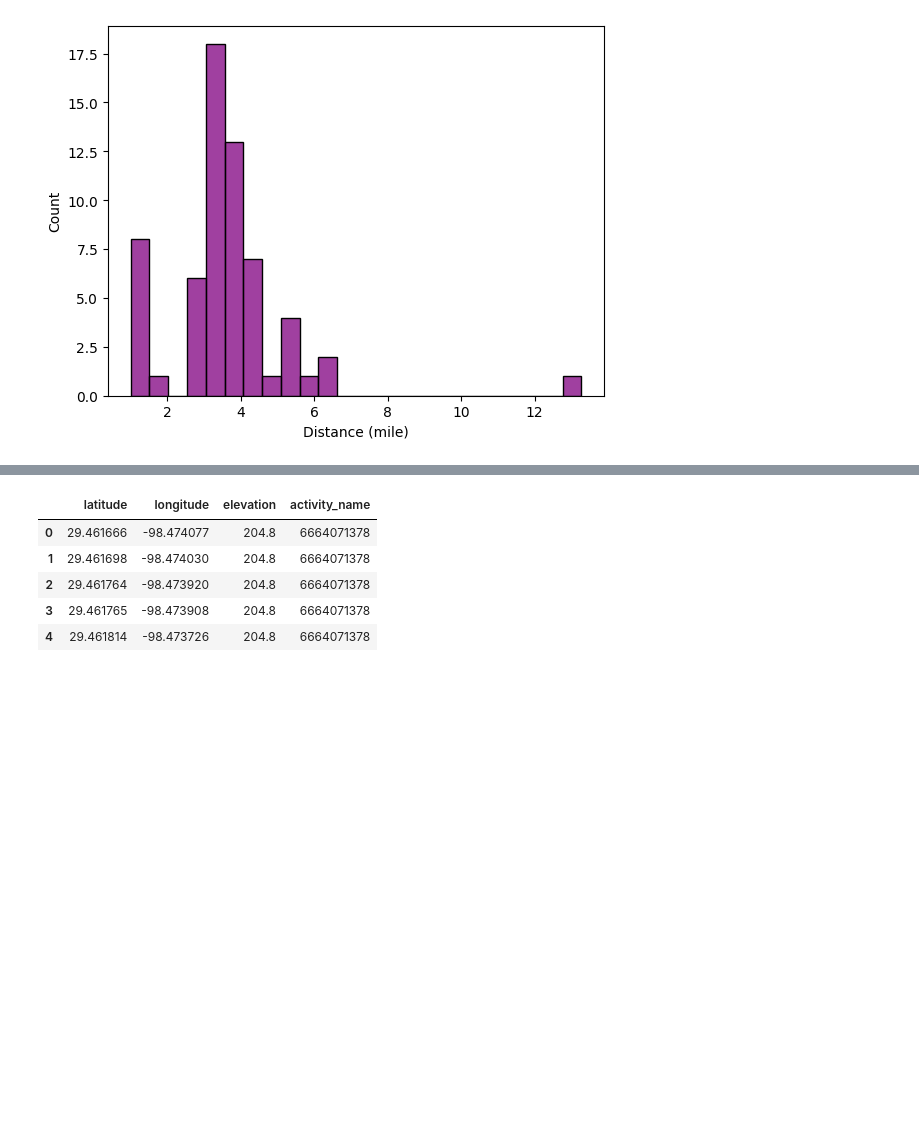
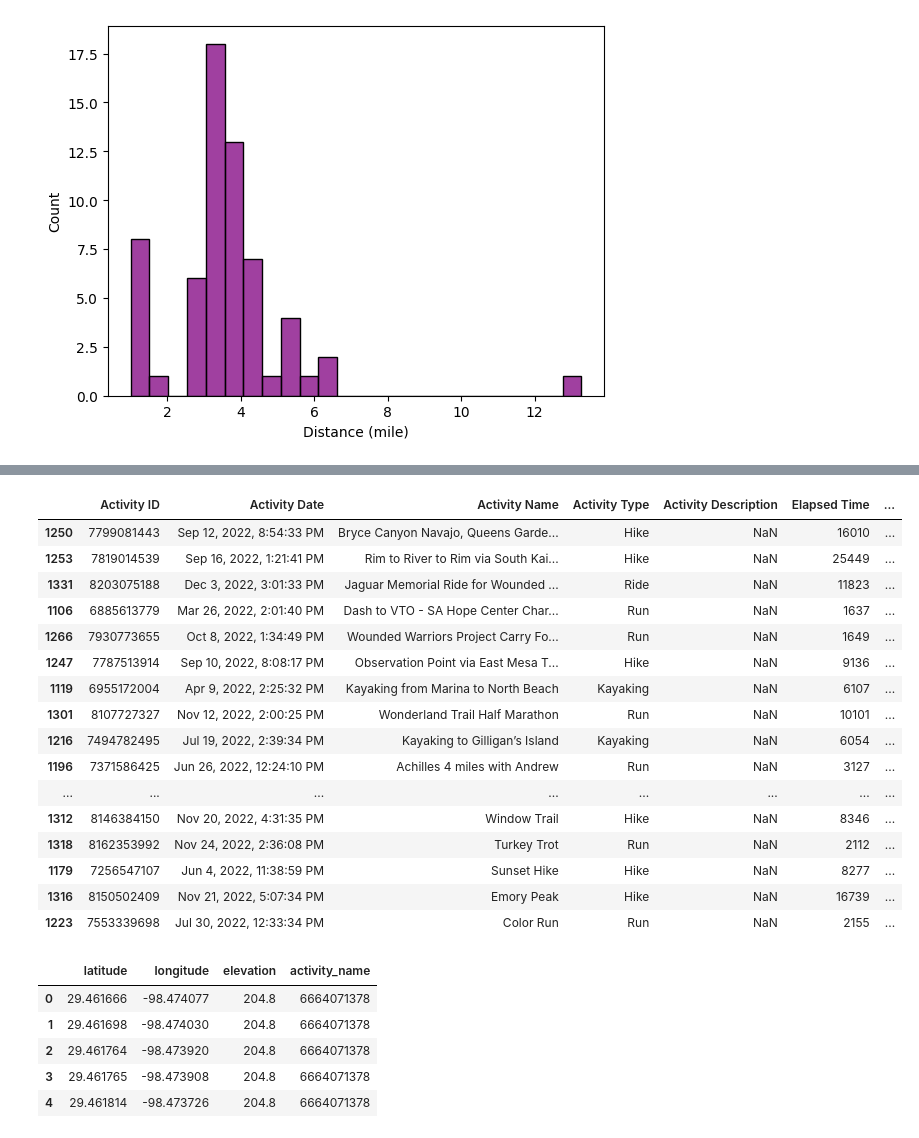
Before and after one commit to dazhaoniel/strava-recap-2022, a Jupyter notebook: strava2022.ipynb, the cells around one changed output, grey strips where cells are left out. Saved outputs shown, nothing was run; the diff lists cells and outputs as text; code cells hidden in the pictures; blank space fills up the shorter version.

Commit message:
update unique names

```diff
--- a/strava2022.ipynb
+++ b/strava2022.ipynb
@@ -235,3 +244,25 @@ df_run.head()
+# %%
+# unique activity names
+df[~df['Activity Name'].str.contains('Fitbod|Lunch|Afternoon|Evening|Night|Morning|Orange|Black Swan')] \
+    .sort_values(by='Activity Name', key=lambda x: x.str.len(), ascending=False)
+# %% [output]
+|  | Activity ID | Activity Date | Activity Name | Activity Type | Activity Description | Elapsed Time | ... |
+| 1250 | 7799081443 | Sep 12, 2022, 8:54:33 PM | Bryce Canyon Navajo, Queens Garde... | Hike | NaN | 16010 | ... |
+| 1253 | 7819014539 | Sep 16, 2022, 1:21:41 PM | Rim to River to Rim via South Kai... | Hike | NaN | 25449 | ... |
+| 1331 | 8203075188 | Dec 3, 2022, 3:01:33 PM | Jaguar Memorial Ride for Wounded ... | Ride | NaN | 11823 | ... |
+| 1106 | 6885613779 | Mar 26, 2022, 2:01:40 PM | Dash to VTO - SA Hope Center Char... | Run | NaN | 1637 | ... |
+| 1266 | 7930773655 | Oct 8, 2022, 1:34:49 PM | Wounded Warriors Project Carry Fo... | Run | NaN | 1649 | ... |
+| 1247 | 7787513914 | Sep 10, 2022, 8:08:17 PM | Observation Point via East Mesa T... | Hike | NaN | 9136 | ... |
+| 1119 | 6955172004 | Apr 9, 2022, 2:25:32 PM | Kayaking from Marina to North Beach | Kayaking | NaN | 6107 | ... |
+| 1301 | 8107727327 | Nov 12, 2022, 2:00:25 PM | Wonderland Trail Half Marathon | Run | NaN | 10101 | ... |
+| 1216 | 7494782495 | Jul 19, 2022, 2:39:34 PM | Kayaking to Gilligan’s Island | Kayaking | NaN | 6054 | ... |
+| 1196 | 7371586425 | Jun 26, 2022, 12:24:10 PM | Achilles 4 miles with Andrew | Run | NaN | 3127 | ... |
+| ... | ... | ... | ... | ... | ... | ... | ... |
+| 1312 | 8146384150 | Nov 20, 2022, 4:31:35 PM | Window Trail | Hike | NaN | 8346 | ... |
+| 1318 | 8162353992 | Nov 24, 2022, 2:36:08 PM | Turkey Trot | Run | NaN | 2112 | ... |
+| 1179 | 7256547107 | Jun 4, 2022, 11:38:59 PM | Sunset Hike | Hike | NaN | 8277 | ... |
+| 1316 | 8150502409 | Nov 21, 2022, 5:07:34 PM | Emory Peak | Hike | NaN | 16739 | ... |
+| 1223 | 7553339698 | Jul 30, 2022, 12:33:34 PM | Color Run | Run | NaN | 2155 | ... |
 # %%
 # df_activity[['Activity ID', 'Filename']].to_pickle('activities.pkl')
 # refer to parse_gpx_activies.py for parsing and importing location data from .gpx to dataframe
```
Also changed, not shown: parts of 5 cells of this notebook.
